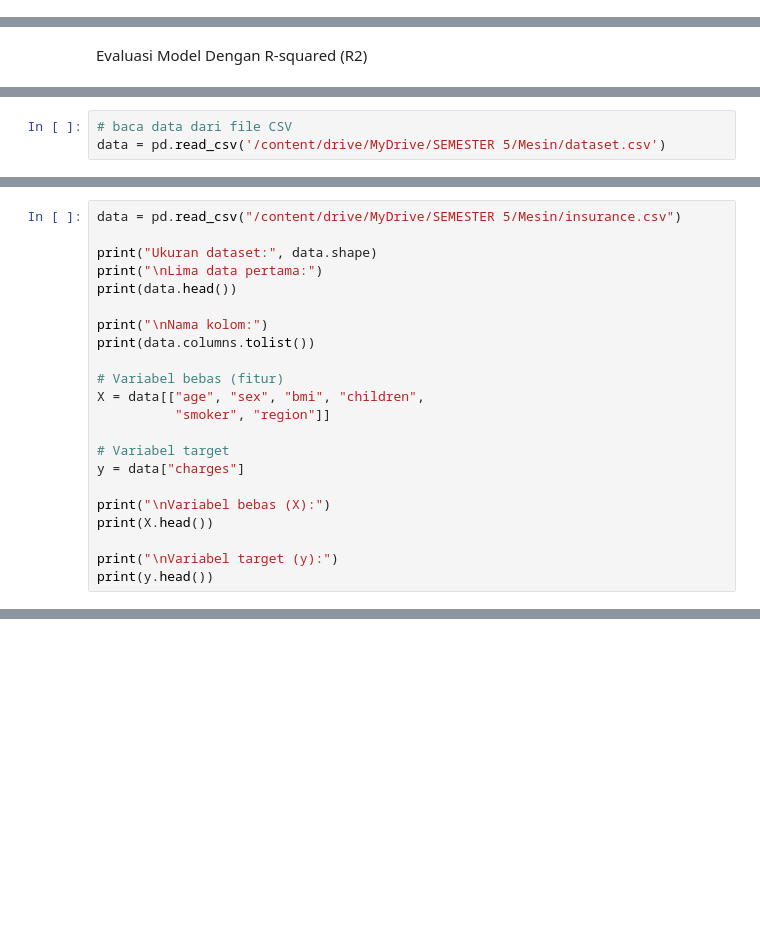
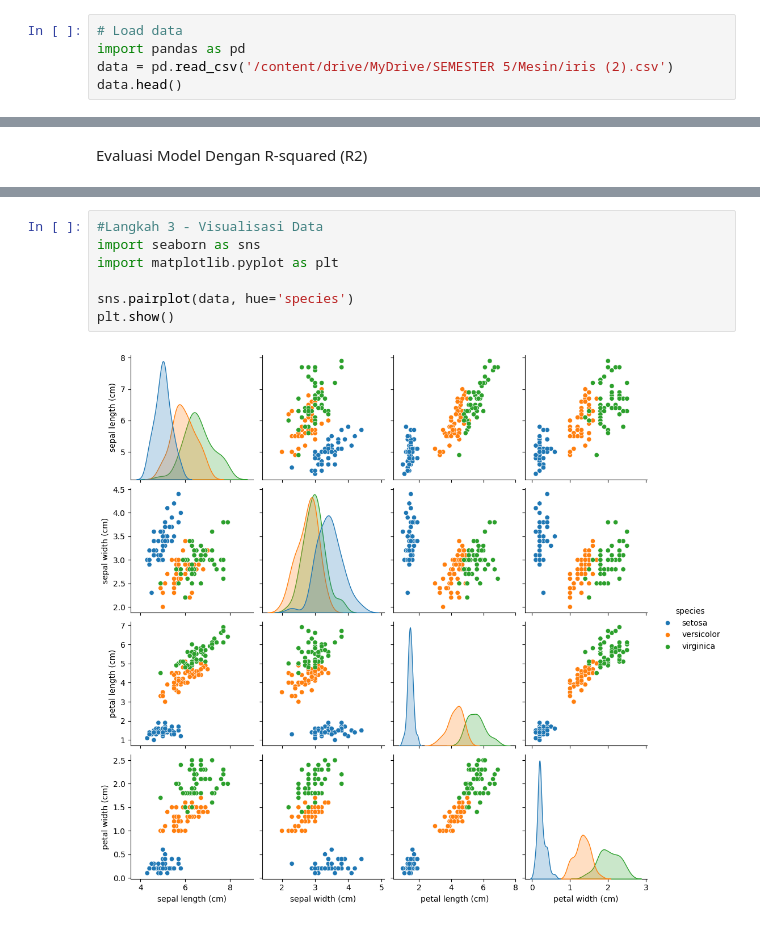
Before and after one commit to Faiva-404/PemMes-Ganjil-2026, a Jupyter notebook: JS09.ipynb, the cells around one changed output, grey strips where cells are left out. Saved outputs shown, nothing was run; the diff lists cells and outputs as text; blank space fills up the shorter version.

```diff
--- a/JS09.ipynb
+++ b/JS09.ipynb
@@ -44,0 +43,5 @@ RSS: 8.89488
+# %%
+# Load data
+import pandas as pd
+data = pd.read_csv('/content/drive/MyDrive/SEMESTER 5/Mesin/iris (2).csv')
+data.head()
@@ -213,3 +56,0 @@ import pandas as pd
-# %%
-# baca data dari file CSV
-data = pd.read_csv('/content/drive/MyDrive/SEMESTER 5/Mesin/dataset.csv')
@@ -445,22 +56,0 @@ Identifikasi variabel-variabel yang akan digunakan sebagai variabel bebas (fitur
-# %%
-data = pd.read_csv("/content/drive/MyDrive/SEMESTER 5/Mesin/insurance.csv")
-
-print("Ukuran dataset:", data.shape)
-print("\nLima data pertama:")
-print(data.head())
-
-print("\nNama kolom:")
-print(data.columns.tolist())
-
-# Variabel bebas (fitur)
-X = data[["age", "sex", "bmi", "children",
-          "smoker", "region"]]
-
-# Variabel target
-y = data["charges"]
-
-print("\nVariabel bebas (X):")
-print(X.head())
-
-print("\nVariabel target (y):")
-print(y.head())
@@ -614,0 +81,9 @@ plt.show()
+# %%
+#Langkah 3 - Visualisasi Data
+import seaborn as sns
+import matplotlib.pyplot as plt
+
+sns.pairplot(data, hue='species')
+plt.show()
+# %% [output]
+[figure, added]
```
Also changed, not shown: parts of 89 cells of this notebook.
